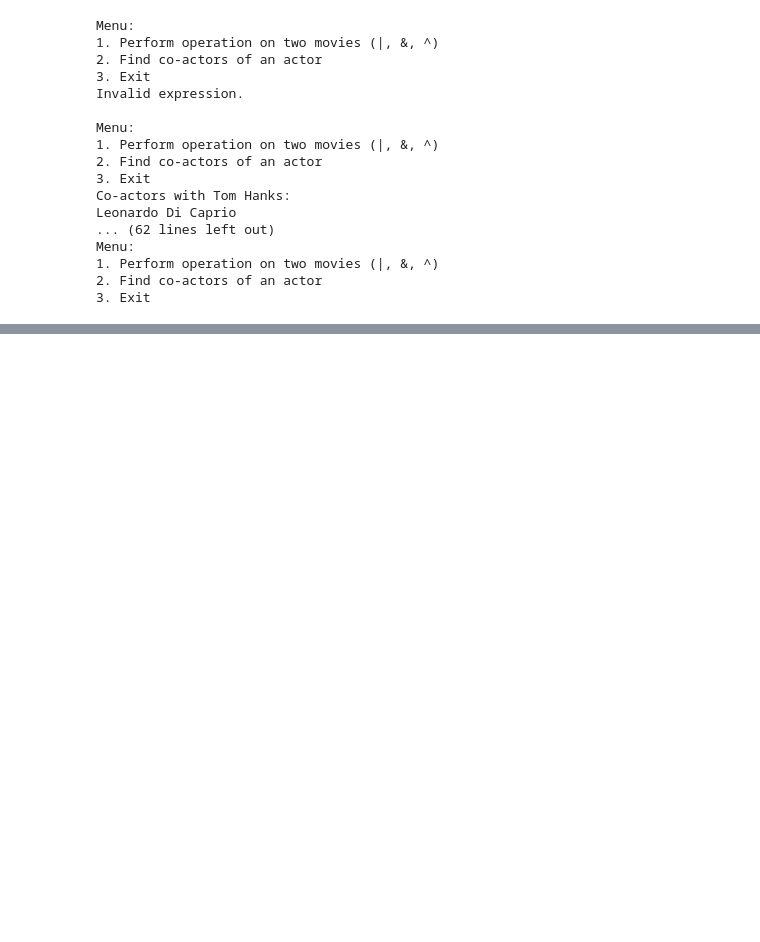
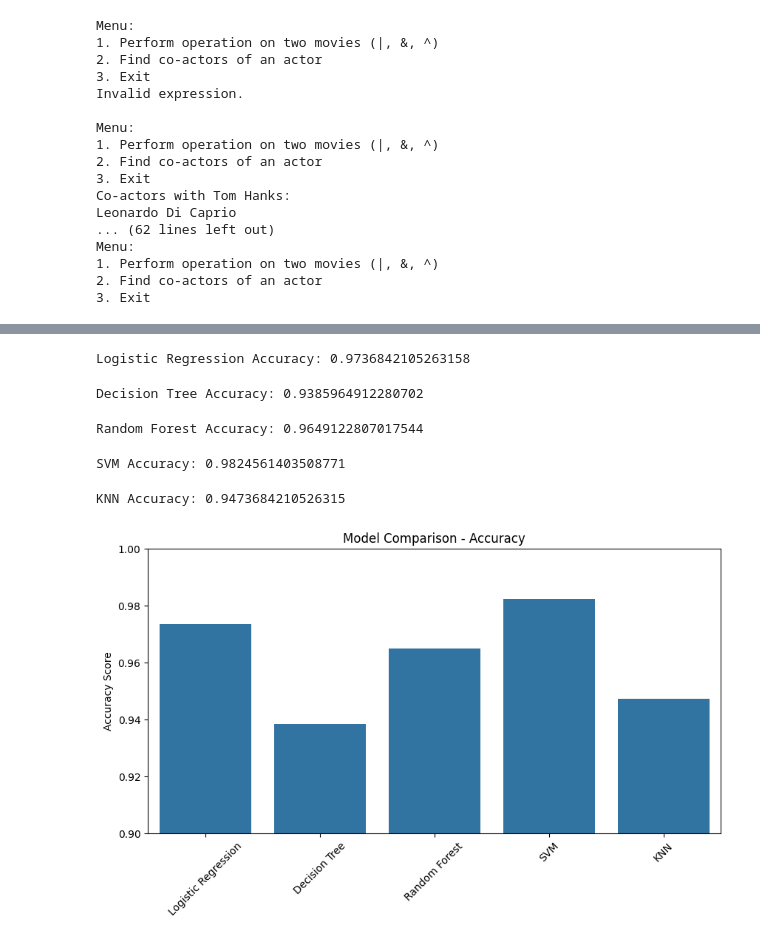
Before and after one commit to akashbx/python_Michigan, a Jupyter notebook: University_of_Michigan_project_practise.ipynb, the cells around one changed output, grey strips where cells are left out. Cells and saved outputs as stored; diff of their text form; code cells hidden in the pictures; blank space fills up the shorter version.

```diff
--- a/University_of_Michigan_project_practise.ipynb
+++ b/University_of_Michigan_project_practise.ipynb
@@ -5419,0 +5582,54 @@ Menu:
+# %%
+lr = LogisticRegression()
+lr.fit(X_train, y_train)
+y_pred_lr = lr.predict(X_test)
+print("Logistic Regression Accuracy:", accuracy_score(y_test, y_pred_lr))
+# %% [output]
+Logistic Regression Accuracy: 0.9736842105263158
+# %%
+dt = DecisionTreeClassifier()
+dt.fit(X_train, y_train)
+y_pred_dt = dt.predict(X_test)
+print("Decision Tree Accuracy:", accuracy_score(y_test, y_pred_dt))
+# %% [output]
+Decision Tree Accuracy: 0.9385964912280702
+# %%
+rf = RandomForestClassifier(n_estimators=100)
+rf.fit(X_train, y_train)
+y_pred_rf = rf.predict(X_test)
+print("Random Forest Accuracy:", accuracy_score(y_test, y_pred_rf))
+# %% [output]
+Random Forest Accuracy: 0.9649122807017544
+# %%
+svm = SVC()
+svm.fit(X_train, y_train)
+y_pred_svm = svm.predict(X_test)
+print("SVM Accuracy:", accuracy_score(y_test, y_pred_svm))
+# %% [output]
+SVM Accuracy: 0.9824561403508771
+# %%
+knn = KNeighborsClassifier(n_neighbors=5)
+knn.fit(X_train, y_train)
+y_pred_knn = knn.predict(X_test)
+print("KNN Accuracy:", accuracy_score(y_test, y_pred_knn))
+# %% [output]
+KNN Accuracy: 0.9473684210526315
+# %%
+models = ['Logistic Regression', 'Decision Tree', 'Random Forest', 'SVM', 'KNN']
+accuracies = [
+    accuracy_score(y_test, y_pred_lr),
+    accuracy_score(y_test, y_pred_dt),
+    accuracy_score(y_test, y_pred_rf),
+    accuracy_score(y_test, y_pred_svm),
+    accuracy_score(y_test, y_pred_knn)
+]
+
+plt.figure(figsize=(10,5))
+sns.barplot(x=models, y=accuracies)
+plt.title('Model Comparison - Accuracy')
+plt.ylim(0.9, 1)
+plt.ylabel('Accuracy Score')
+plt.xticks(rotation=45)
+plt.show()
+# %% [output]
+[figure, added]
```
Also changed, not shown: parts of 8 cells of this notebook.
